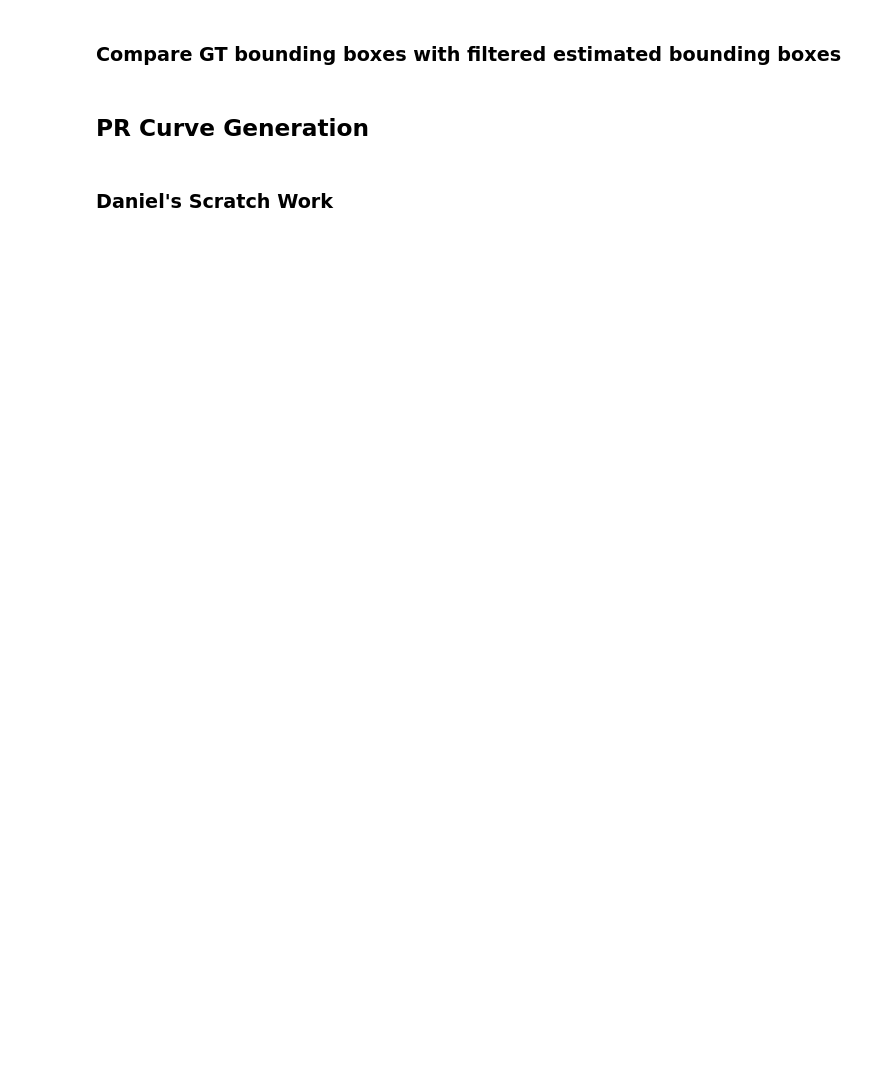
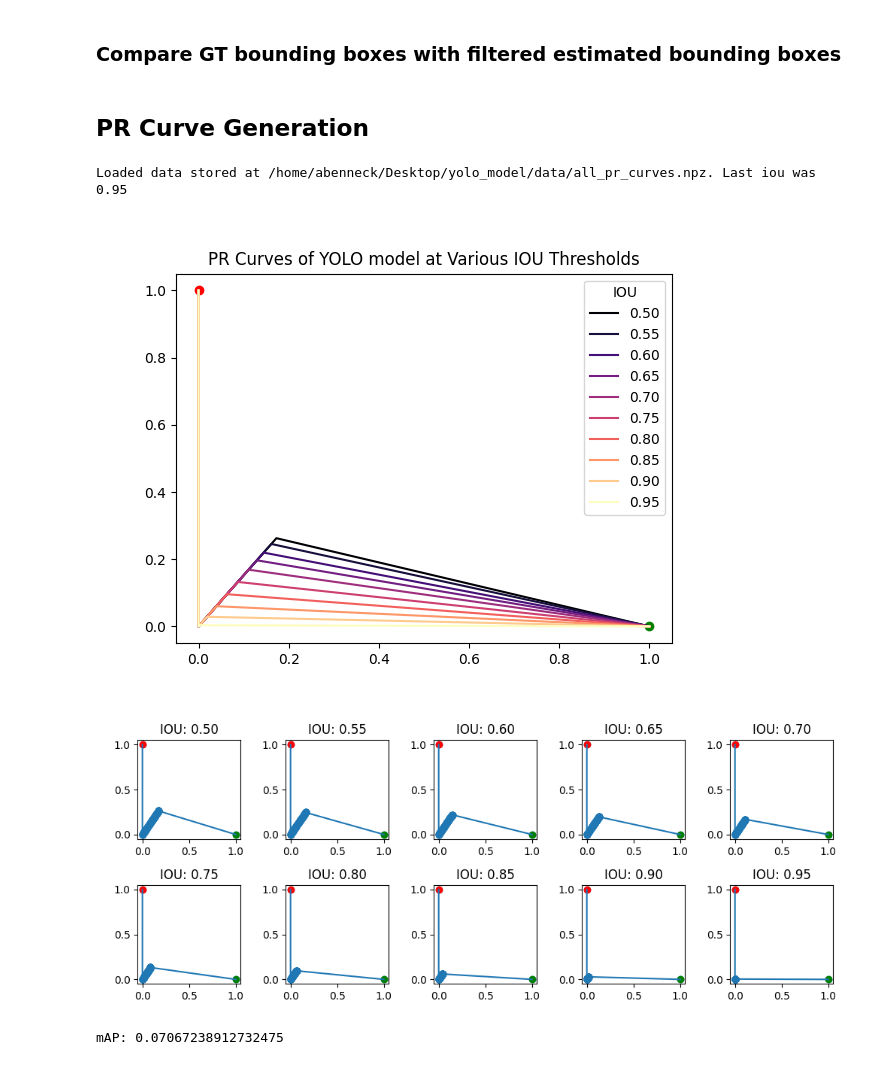
Before and after one commit to twardlab/yolo_model, a Jupyter notebook: source/yolo_example.ipynb, the cells around one changed output. Cells and saved outputs as stored; diff of their text form; code cells hidden in the pictures; blank space fills up the shorter version.

Commit message:
PR Curve for 10 images

```diff
--- a/source/yolo_example.ipynb
+++ b/source/yolo_example.ipynb
@@ -196,18 +180,17 @@ nepochs = 1500
 lr = 1e-4
 cls_loss = torch.nn.CrossEntropyLoss(reduction='sum')
 resume = True # if True, will load a saved model
-# groundtruth = GroundTruthDataset(reproducible = True)
 
 modelname = 'modelsave.pt'
 optimizername = 'optimizersave.pt'
 lossname = 'loss.pt'
 
 if user == 'abenneck':
-    if resume:
-        outdir = '/home/abenneck/Desktop/YOLO/yolo_saved_models_v01'
-    else:
-        outdir = '/home/abenneck/Desktop/YOLO/yolo_saved_models_v02'
+#     if resume:
+#         outdir = '/home/abenneck/Desktop/YOLO/yolo_saved_models_v01'
+#     else:
+    outdir = '/home/abenneck/Desktop/YOLO/yolo_saved_models_v02'
 else:
     outdir = 'yolo_saved_models_v01'
 
-net = train_yolo_model(J_path, nepochs, lr, cls_loss, outdir, modelname, optimizername, lossname, resume)
+net = train_yolo_model(nepochs, lr, cls_loss, outdir, modelname, optimizername, lossname, verbose=True, resume=resume,  J_path=J_path)
@@ -281,15 +287,17 @@ axs[1].set_title('Estimate')
 # %%
 import importlib as imp
 import yolo_post_help
 imp.reload(yolo_post_help)
 from yolo_post_help import compute_pr_curves, plot_pr_curves, get_mAP
 
-groundtruth = GroundTruthDataset(reproducible = True)
-I,bbox,cl = groundtruth[0]
-out = compute_pr_curves(bbox, bboxes_, scores_, verbose = True)
+outdir_pr = '/home/abenneck/Desktop/yolo_model/data'
+out = compute_pr_curves(all_gt_bbox, all_pred_bbox, all_scores, outdir_pr, verbose = True)
 fig, axs = plot_pr_curves(out)
 fig, axs = plot_pr_curves(out, condense = False)
 mAP = get_mAP(out)
 print(f'mAP: {mAP}')
+# %% [output]
+Loaded data stored at /home/abenneck/Desktop/yolo_model/data/all_pr_curves.npz. Last iou was 0.95
+[figure, added]
+[figure, added]
+mAP: 0.07067238912732475
-# %% [markdown]
-### Daniel's Scratch Work
```
Also changed, not shown: parts of 37 cells of this notebook, 7 other files.
